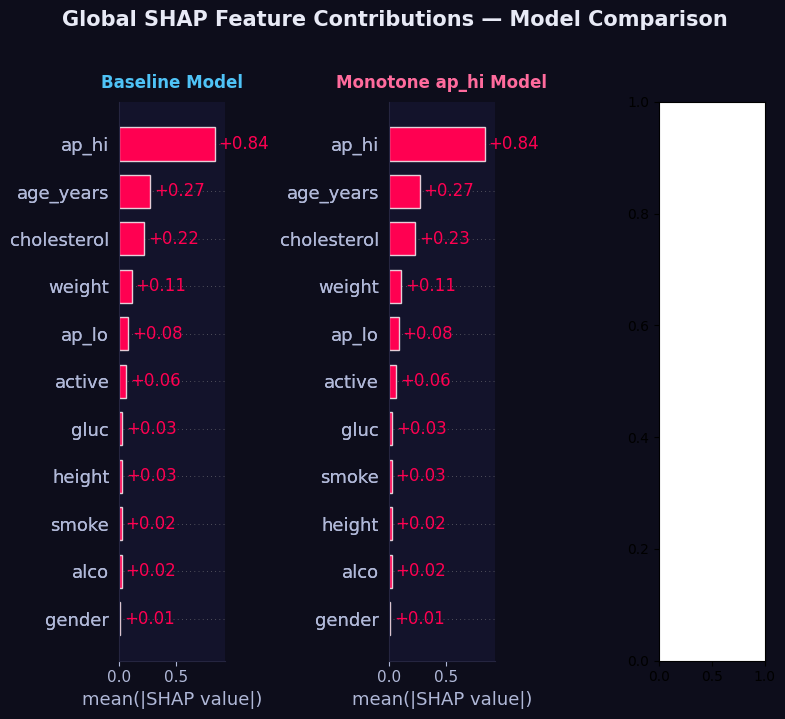
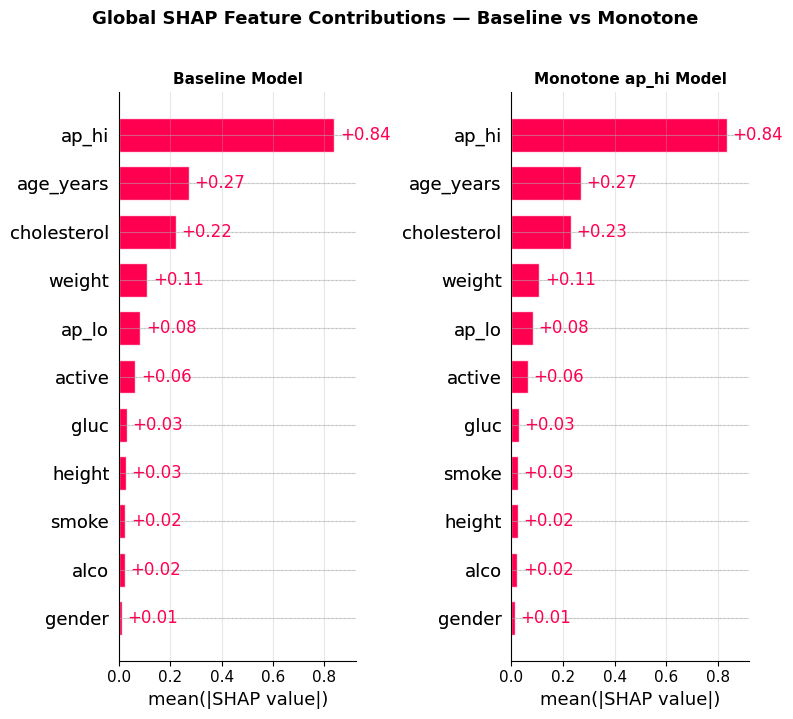
The notebook cell's code change between the first figure and the second:
--- before
+++ after
@@ -13,26 +13,19 @@
 # sv_pp   = explainer_pp(X_test_pp)
 
-fig, axes = plt.subplots(1, 3, figsize=(24, 8))
-fig.patch.set_facecolor("#0d0d1b")
+fig, axes = plt.subplots(1, 2, figsize=(16, 6))
 
-for sv, ax, title, color in [
-    (sv_base, axes[0], "Baseline Model",       "#4fc3f7"),
-    (sv_mono, axes[1], "Monotone ap_hi Model", "#ff6b9d"),
-    # (sv_fe, axes[1], "Feature eng Model",  "#69f0ae"),
-
-    # (sv_pp,   axes[2], "Pulse Pressure Model", "#69f0ae"),
+for sv, ax, title in [
+    (sv_base, axes[0], "Baseline Model"),
+    (sv_mono, axes[1], "Monotone ap_hi Model"),
 ]:
     plt.sca(ax)
     shap.plots.bar(sv, max_display=12, show=False)
-    ax.set_title(title, color=color, fontsize=12, fontweight="bold", pad=10)
-    ax.set_facecolor("#13132b")
-    for spine in ax.spines.values():
-        spine.set_edgecolor("#252540")
-    ax.tick_params(colors="#b0b8d8")
-    ax.xaxis.label.set_color("#b0b8d8")
+    ax.set_title(title, fontsize=11, fontweight="bold")
+    ax.grid(alpha=0.3)
 
-fig.suptitle("Global SHAP Feature Contributions — Model Comparison",
-             fontsize=15, fontweight="bold", color="#e8eaf6", y=1.02)
+fig.suptitle("Global SHAP Feature Contributions — Baseline vs Monotone",
+             fontsize=13, fontweight="bold", y=1.02)
 plt.tight_layout()
-plt.savefig(OUTPUT_DIR/ "shap_global_model_comparison.png", dpi=150, bbox_inches="tight", facecolor="#0d0d1b")
+plt.savefig(OUTPUT_DIR / "shap_global_baseline_vs_monotone.png", 
+            dpi=150, bbox_inches="tight")
 plt.show()

Commit: updated SHAP plots for refined models